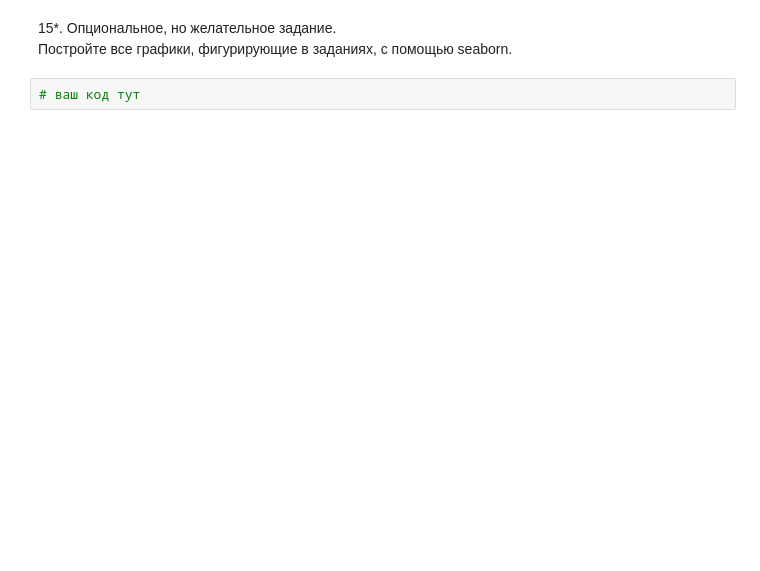
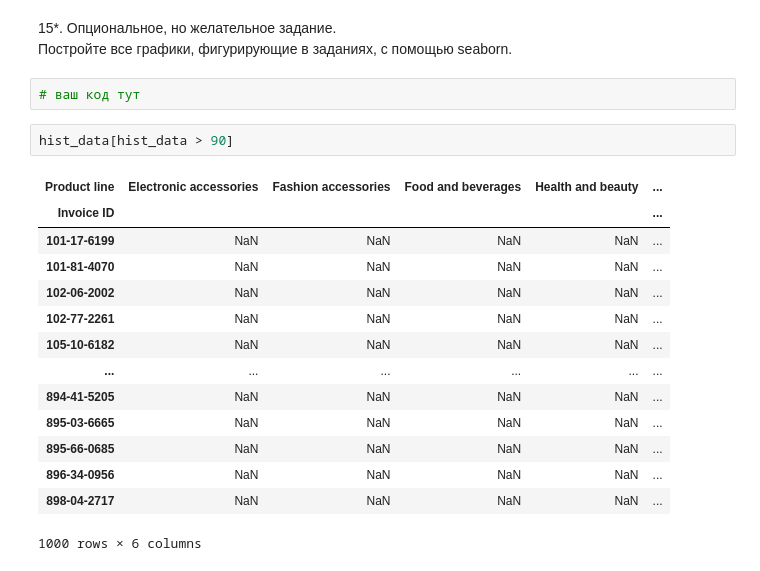
Before and after one commit to Delfori/Data_Analisys, a Jupyter notebook: rb_python_for_science/Lessons_3_4/HW2. Pandas. Basic visualizations.ipynb, the cells around one changed output. Drawn from its saved outputs; the diff is of its cells as text; blank space fills up the shorter version.

```diff
--- a/rb_python_for_science/Lessons_3_4/HW2. Pandas. Basic visualizations.ipynb
+++ b/rb_python_for_science/Lessons_3_4/HW2. Pandas. Basic visualizations.ipynb
@@ -247,3 +282,20 @@ purch.style.background_gradient()
 Постройте все графики, фигурирующие в заданиях, с помощью seaborn.
 # %%
 # ваш код тут
+# %%
+hist_data[hist_data > 90]
+# %% [output]
+| Product line | Electronic accessories | Fashion accessories | Food and beverages | Health and beauty | ... |
+| Invoice ID |  |  |  |  | ... |
+| 101-17-6199 | NaN | NaN | NaN | NaN | ... |
+| 101-81-4070 | NaN | NaN | NaN | NaN | ... |
+| 102-06-2002 | NaN | NaN | NaN | NaN | ... |
+| 102-77-2261 | NaN | NaN | NaN | NaN | ... |
+| 105-10-6182 | NaN | NaN | NaN | NaN | ... |
+| ... | ... | ... | ... | ... | ... |
+| 894-41-5205 | NaN | NaN | NaN | NaN | ... |
+| 895-03-6665 | NaN | NaN | NaN | NaN | ... |
+| 895-66-0685 | NaN | NaN | NaN | NaN | ... |
+| 896-34-0956 | NaN | NaN | NaN | NaN | ... |
+| 898-04-2717 | NaN | NaN | NaN | NaN | ... |
+1000 rows × 6 columns
```
Also changed, not shown: parts of 7 cells of this notebook, 1 other file.
